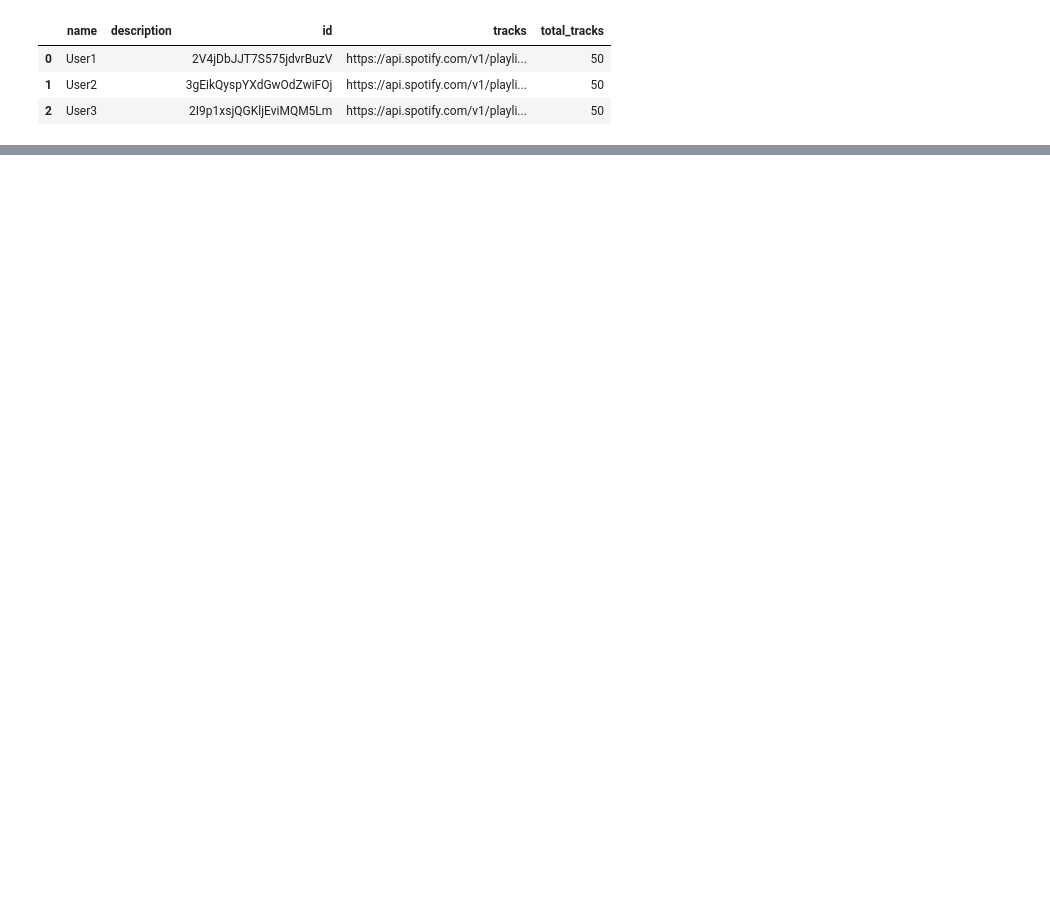
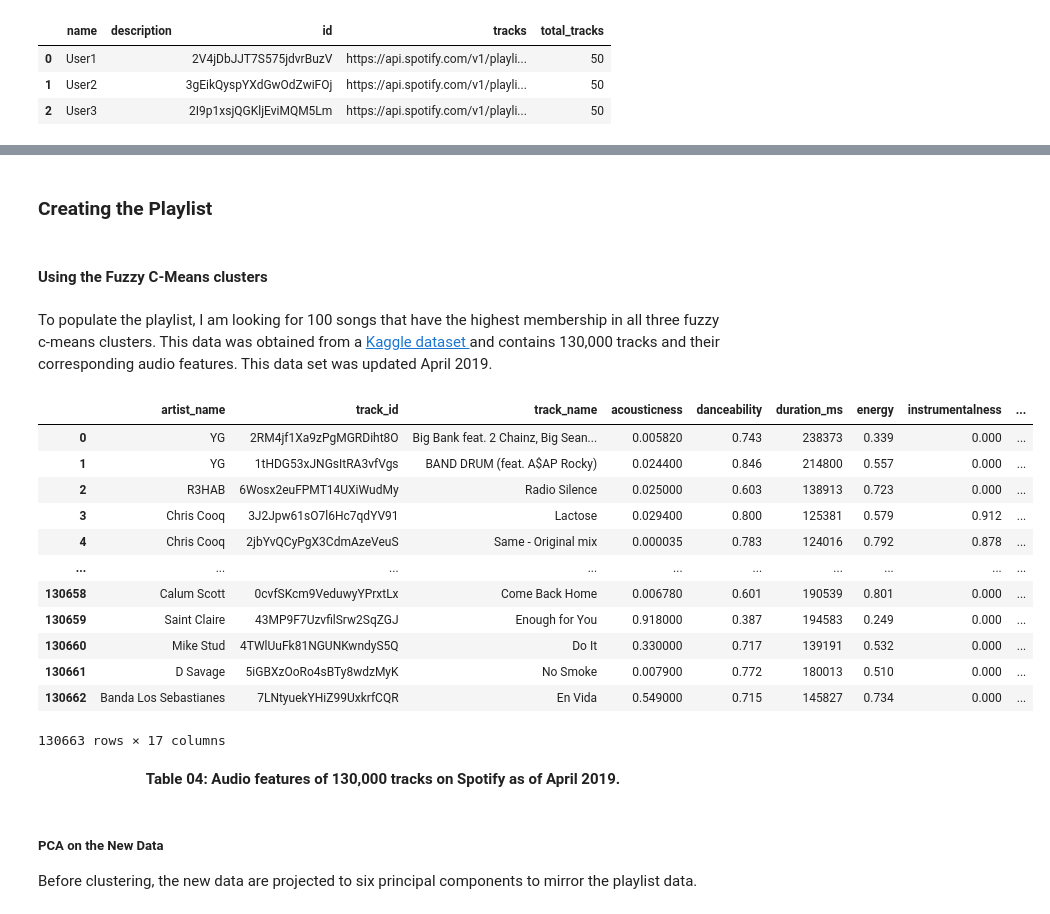
Before and after one commit to dandexler/spotiPylot, a Jupyter notebook: concept.ipynb, the cells around one changed output, grey strips where cells are left out. Cells and saved outputs as stored; diff of their text form; code cells hidden in the pictures; blank space fills up the shorter version.

```diff
--- a/concept.ipynb
+++ b/concept.ipynb
@@ -103,0 +254,28 @@ user_1_tracks['tracks']['items'][0]['track']
+# %% [markdown]
+### Creating the Playlist
+# %% [markdown]
+#### Using the Fuzzy C-Means clusters
+# %% [markdown]
+To populate the playlist, I am looking for 100 songs that have the highest membership in all three fuzzy c-means clusters. This data was obtained from a <a href="https://www.kaggle.com/tomigelo/spotify-audio-features">Kaggle dataset </a> and contains 130,000 tracks and their corresponding audio features. This data set was updated April 2019.
+# %%
+new_tracks = pd.read_csv("SpotifyAudioFeaturesApril2019.csv")
+new_tracks
+# %% [output]
+|  | artist_name | track_id | track_name | acousticness | danceability | duration_ms | energy | instrumentalness | ... |
+| 0 | YG | 2RM4jf1Xa9zPgMGRDiht8O | Big Bank feat. 2 Chainz, Big Sean... | 0.005820 | 0.743 | 238373 | 0.339 | 0.000 | ... |
+| 1 | YG | 1tHDG53xJNGsItRA3vfVgs | BAND DRUM (feat. A$AP Rocky) | 0.024400 | 0.846 | 214800 | 0.557 | 0.000 | ... |
+| 2 | R3HAB | 6Wosx2euFPMT14UXiWudMy | Radio Silence | 0.025000 | 0.603 | 138913 | 0.723 | 0.000 | ... |
+| 3 | Chris Cooq | 3J2Jpw61sO7l6Hc7qdYV91 | Lactose | 0.029400 | 0.800 | 125381 | 0.579 | 0.912 | ... |
+| 4 | Chris Cooq | 2jbYvQCyPgX3CdmAzeVeuS | Same - Original mix | 0.000035 | 0.783 | 124016 | 0.792 | 0.878 | ... |
+| ... | ... | ... | ... | ... | ... | ... | ... | ... | ... |
+| 130658 | Calum Scott | 0cvfSKcm9VeduwyYPrxtLx | Come Back Home | 0.006780 | 0.601 | 190539 | 0.801 | 0.000 | ... |
+| 130659 | Saint Claire | 43MP9F7UzvfilSrw2SqZGJ | Enough for You | 0.918000 | 0.387 | 194583 | 0.249 | 0.000 | ... |
+| 130660 | Mike Stud | 4TWlUuFk81NGUNKwndyS5Q | Do It | 0.330000 | 0.717 | 139191 | 0.532 | 0.000 | ... |
+| 130661 | D Savage | 5iGBXzOoRo4sBTy8wdzMyK | No Smoke | 0.007900 | 0.772 | 180013 | 0.510 | 0.000 | ... |
+| 130662 | Banda Los Sebastianes | 7LNtyuekYHiZ99UxkrfCQR | En Vida | 0.549000 | 0.715 | 145827 | 0.734 | 0.000 | ... |
+130663 rows × 17 columns
+# %% [markdown]
+<center><b> Table 04: Audio features of 130,000 tracks on Spotify as of April 2019.
+# %% [markdown]
+##### PCA on the New Data
+Before clustering, the new data are projected to six principal components to mirror the playlist data.
```
Also changed, not shown: parts of 44 cells of this notebook.
